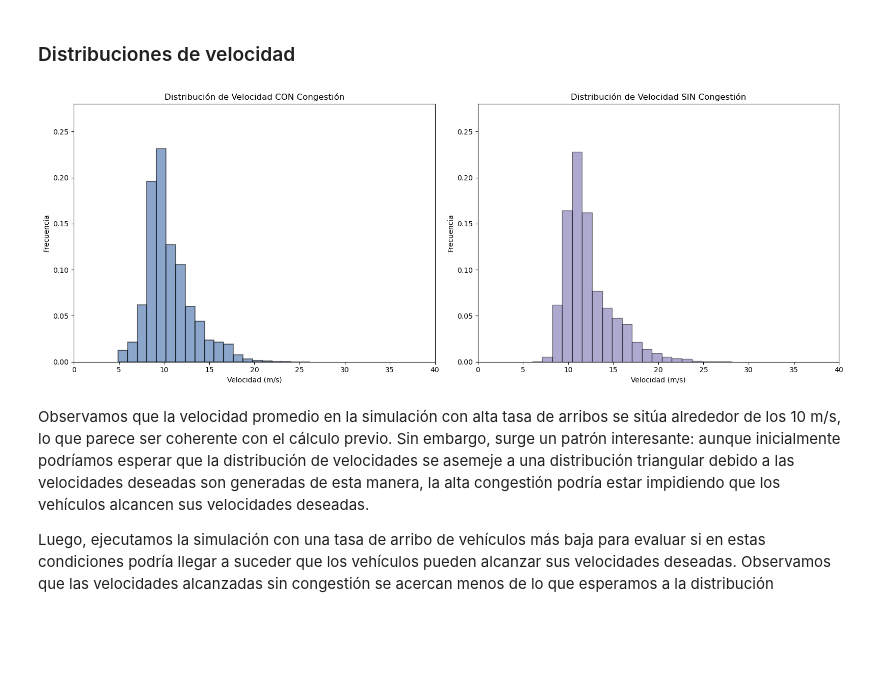
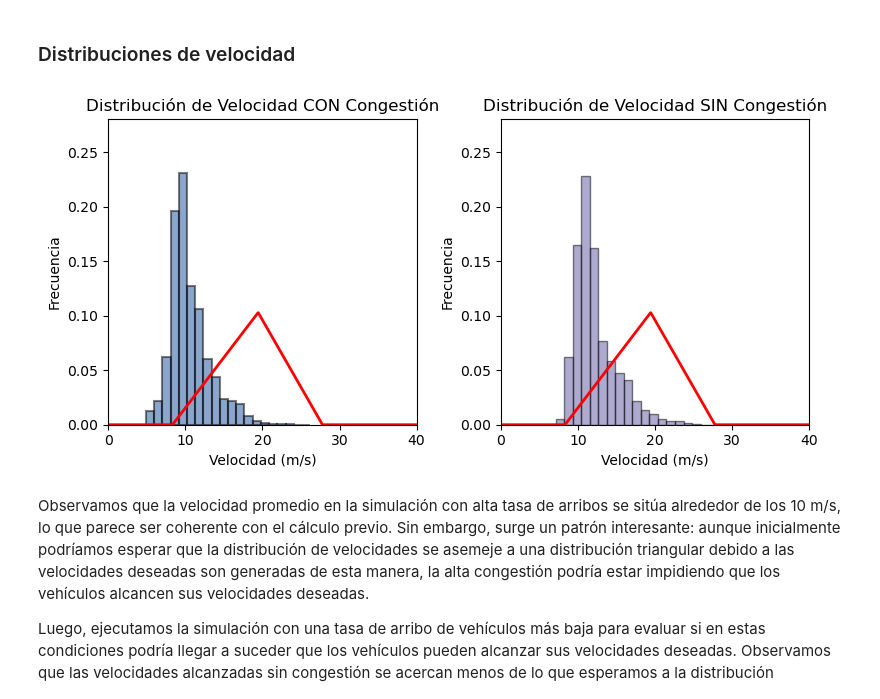
Before and after one commit to azulnogueraa/Agent-Based-Model---Gral-Paz, a Jupyter notebook: simulacion.ipynb, the cells around one changed output. Cells and saved outputs as stored; diff of their text form; code cells hidden in the pictures; blank space fills up the shorter version.

```diff
--- a/simulacion.ipynb
+++ b/simulacion.ipynb
@@ -694,37 +697,47 @@ from scipy.stats import triang
 df_congestion = pd.read_csv('./data/agent_velocities.csv')
 df_sin_congestion = pd.read_csv('./data/agent_velocities_without_congestion.csv')
 
 # Eliminar la columna de ArrivalTime si no la necesitas en el gráfico
 df_congestion = df_congestion.drop(columns=['ArrivalTime'])
 df_sin_congestion = df_sin_congestion.drop(columns=['ArrivalTime'])
 
 # Crear subplots en una fila
-fig, axs = plt.subplots(1, 2, figsize=(16, 6))
+fig, axs = plt.subplots(1, 2, figsize=(8, 4))
+
+# Definir los parámetros para la distribución triangular
+min_value = 30/3.6
+max_value = 100/3.6
+mode_value = 70/3.6
+
+# Crear una función de distribución triangular
+x = np.linspace(0, 40, 1000)
+triangular = triang.pdf(x, c=(mode_value - min_value) / (max_value - min_value), loc=min_value, scale=(max_value - min_value))
 
 # Trazar el histograma con congestión en el primer subplot
 axs[0].hist(df_congestion.values.flatten(), bins=20, alpha=0.5, color='#194F97', edgecolor='black', density=True, linewidth=1.5)
-# axs[0].plot(x, triangular, 'r-', linewidth=2, label='Distribución Triangular')
+axs[0].plot(x, triangular, 'r-', linewidth=2, label='Distribución Triangular')
 axs[0].set_xlabel('Velocidad (m/s)')
 axs[0].set_ylabel('Frecuencia')
 axs[0].set_title('Distribución de Velocidad CON Congestión')
 axs[0].set_xlim(0, 40)
 axs[0].set_ylim(0, 0.28)
 
 # Trazar el histograma sin congestión en el segundo subplot
 axs[1].hist(df_sin_congestion.values.flatten(), bins=20, alpha=0.5, color='#5F54A1', edgecolor='black', density=True)
-# axs[1].plot(x, triangular, 'r-', linewidth=2, label='Distribución Triangular')
+axs[1].plot(x, triangular, 'r-', linewidth=2, label='Distribución Triangular')
 axs[1].set_xlabel('Velocidad (m/s)')
 axs[1].set_ylabel('Frecuencia')
 axs[1].set_title('Distribución de Velocidad SIN Congestión')
 axs[1].set_xlim(0, 40)
 axs[1].set_ylim(0, 0.28)
+
 # Ajustar el espacio entre subplots
 plt.tight_layout()
 
 # Mostrar los gráficos
 plt.show()
 # %% [output]
-[figure, old version]
+[figure, new version]
 # %% [markdown]
 Observamos que la velocidad promedio en la simulación con alta tasa de arribos se sitúa alrededor de los 10 m/s, lo que parece ser coherente con el cálculo previo. Sin embargo, surge un patrón interesante: aunque inicialmente podríamos esperar que la distribución de velocidades se asemeje a una distribución triangular debido a las velocidades deseadas son generadas de esta manera, la alta congestión podría estar impidiendo que los vehículos alcancen sus velocidades deseadas.
 
```
Also changed, not shown: parts of 5 cells of this notebook, 4 other files.
